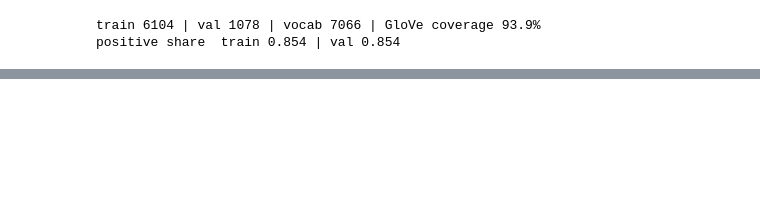
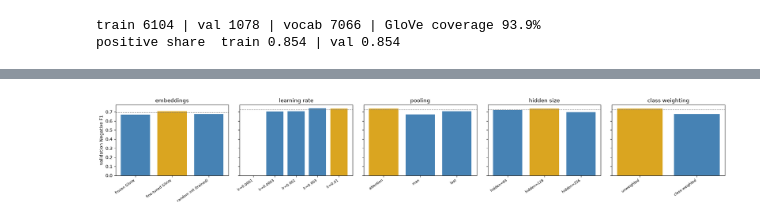
Before and after one commit to OswinJTC/IE4483-AI-Data-Mining-Project, a Jupyter notebook: 02_GloVe_BiLSTM.ipynb, the cells around one changed output, grey strips where cells are left out. Saved outputs shown, nothing was run; the diff lists cells and outputs as text; code cells hidden in the pictures; blank space fills up the shorter version.

```diff
--- a/02_GloVe_BiLSTM.ipynb
+++ b/02_GloVe_BiLSTM.ipynb
@@ -215,0 +156,11 @@ lr=0.01                  acc 0.9045  negF1 0.6811  PR-AUC 0.9725  epoch 8  404s
+# %%
+# ==================== STAGE 0: HOW NOISY IS A SINGLE RUN? ====================
+# The same baseline trained with 3 different seeds (different initialisation and batch order). The spread of
+# its Negative F1 tells us how big a difference must be before it means anything.
+# Example: if the three scores are 0.69, 0.71, 0.70, the spread is ~0.01, so a candidate that is 0.005 better
+# than another is NOT really better.
+baseline_rows = [get_run({**BASELINE, "seed": s}, f"baseline seed {s}") for s in (42, 43, 44)]
+baseline_negf1 = [r["neg_f1"] for r in baseline_rows]
+NOISE = max(float(np.std(baseline_negf1, ddof=1)), 0.01)   # sample std of 3 seeds, floored at 0.01
+print(f"baseline Negative F1 over 3 seeds: {np.round(baseline_negf1, 4)}")
+print(f"NOISE band = {NOISE:.4f}  (candidates closer than this to the best are treated as tied)")
@@ -216 +332,17 @@ lr=0.01                  acc 0.9045  negF1 0.6811  PR-AUC 0.9725  epoch 8  404s
+# %%
+# ==================== STAGE CHARTS: WHICH SETTING MATTERED? ====================
+# One panel per stage: bars = validation Negative F1 of each candidate, dashed line = the noise band below the
+# best candidate (bars above the line are tied with the best). Gold bar = the chosen winner.
+fig, axes = plt.subplots(1, len(stage_log), figsize=(4 * len(stage_log), 3.6), sharey=True)
+for ax, s in zip(axes, stage_log):
+    labels = [r["label"] for r in s["rows"]]
+    scores = [r["neg_f1"] for r in s["rows"]]
+    ax.bar(range(len(scores)), scores, color=["goldenrod" if l == s["winner"] else "steelblue" for l in labels])
+    ax.axhline(max(scores) - NOISE, color="gray", ls="--", lw=1)
+    ax.set_xticks(range(len(scores))); ax.set_xticklabels(labels, rotation=35, ha="right", fontsize=8)
+    ax.set_title(s["stage"])
+axes[0].set_ylabel("validation Negative F1")
+fig.tight_layout(); fig.savefig(RESULTS / "stages.png", dpi=150); plt.show()
+# %% [output]
+[figure, added]
 # %%
```
Also changed, not shown: parts of 17 cells of this notebook.
